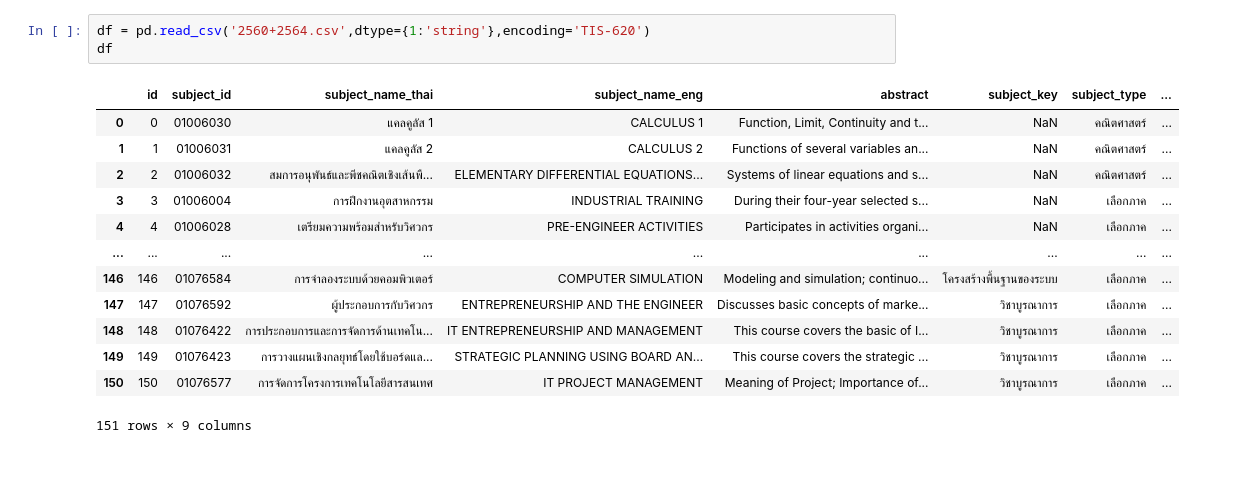
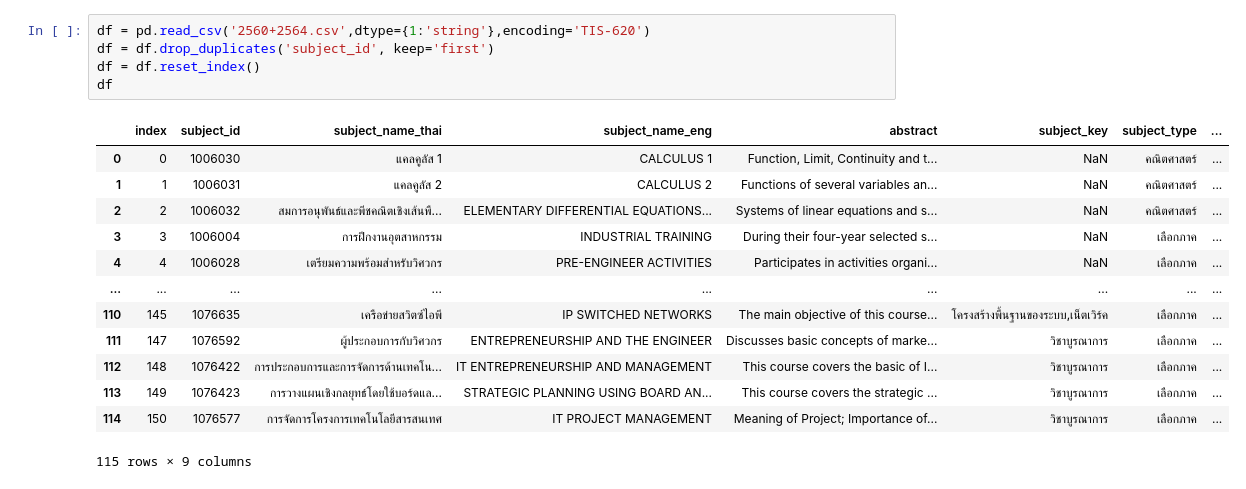
Before and after one commit to MashMaleLLO/Project_APS_CE_DEV, a Jupyter notebook: nlp.ipynb, the cells around one changed output. Cells and saved outputs as stored; diff of their text form.

```diff
--- a/nlp.ipynb
+++ b/nlp.ipynb
@@ -51,20 +43,22 @@ nlp = en_core_web_sm.load()
 # %%
 df = pd.read_csv('2560+2564.csv',dtype={1:'string'},encoding='TIS-620')
+df = df.drop_duplicates('subject_id', keep='first')
+df = df.reset_index()
 df
 # %% [output]
-|  | id | subject_id | subject_name_thai | subject_name_eng | abstract | subject_key | subject_type | ... |
-| 0 | 0 | 01006030 | แคลคูลัส 1 | CALCULUS 1 | Function, Limit, Continuity and t... | NaN | คณิตศาสตร์ | ... |
-| 1 | 1 | 01006031 | แคลคูลัส 2 | CALCULUS 2 | Functions of several variables an... | NaN | คณิตศาสตร์ | ... |
-| 2 | 2 | 01006032 | สมการอนุพันธ์และพีชคณิตเชิงเส้นพื... | ELEMENTARY DIFFERENTIAL EQUATIONS... | Systems of linear equations and s... | NaN | คณิตศาสตร์ | ... |
-| 3 | 3 | 01006004 | การฝึกงานอุตสาหกรรม | INDUSTRIAL TRAINING | During their four-year selected s... | NaN | เลือกภาค | ... |
-| 4 | 4 | 01006028 | เตรียมความพร้อมสําหรับวิศวกร | PRE-ENGINEER ACTIVITIES | Participates in activities organi... | NaN | เลือกภาค | ... |
+|  | index | subject_id | subject_name_thai | subject_name_eng | abstract | subject_key | subject_type | ... |
+| 0 | 0 | 1006030 | แคลคูลัส 1 | CALCULUS 1 | Function, Limit, Continuity and t... | NaN | คณิตศาสตร์ | ... |
+| 1 | 1 | 1006031 | แคลคูลัส 2 | CALCULUS 2 | Functions of several variables an... | NaN | คณิตศาสตร์ | ... |
+| 2 | 2 | 1006032 | สมการอนุพันธ์และพีชคณิตเชิงเส้นพื... | ELEMENTARY DIFFERENTIAL EQUATIONS... | Systems of linear equations and s... | NaN | คณิตศาสตร์ | ... |
+| 3 | 3 | 1006004 | การฝึกงานอุตสาหกรรม | INDUSTRIAL TRAINING | During their four-year selected s... | NaN | เลือกภาค | ... |
+| 4 | 4 | 1006028 | เตรียมความพร้อมสําหรับวิศวกร | PRE-ENGINEER ACTIVITIES | Participates in activities organi... | NaN | เลือกภาค | ... |
 | ... | ... | ... | ... | ... | ... | ... | ... | ... |
-| 146 | 146 | 01076584 | การจำลองระบบด้วยคอมพิวเตอร์ | COMPUTER SIMULATION | Modeling and simulation; continuo... | โครงสร้างพื้นฐานของระบบ | เลือกภาค | ... |
-| 147 | 147 | 01076592 | ผู้ประกอบการกับวิศวกร | ENTREPRENEURSHIP AND THE ENGINEER | Discusses basic concepts of marke... | วิชาบูรณาการ | เลือกภาค | ... |
-| 148 | 148 | 01076422 | การประกอบการและการจัดการด้านเทคโน... | IT ENTREPRENEURSHIP AND MANAGEMENT | This course covers the basic of I... | วิชาบูรณาการ | เลือกภาค | ... |
-| 149 | 149 | 01076423 | การวางแผนเชิงกลยุทธ์โดยใช้บอร์ดแล... | STRATEGIC PLANNING USING BOARD AN... | This course covers the strategic ... | วิชาบูรณาการ | เลือกภาค | ... |
-| 150 | 150 | 01076577 | การจัดการโครงการเทคโนโลยีสารสนเทศ | IT PROJECT MANAGEMENT | Meaning of Project; Importance of... | วิชาบูรณาการ | เลือกภาค | ... |
+| 110 | 145 | 1076635 | เครือข่ายสวิตซ์ไอพี | IP SWITCHED NETWORKS | The main objective of this course... | โครงสร้างพื้นฐานของระบบ,เน็ตเวิร์ค | เลือกภาค | ... |
+| 111 | 147 | 1076592 | ผู้ประกอบการกับวิศวกร | ENTREPRENEURSHIP AND THE ENGINEER | Discusses basic concepts of marke... | วิชาบูรณาการ | เลือกภาค | ... |
+| 112 | 148 | 1076422 | การประกอบการและการจัดการด้านเทคโน... | IT ENTREPRENEURSHIP AND MANAGEMENT | This course covers the basic of I... | วิชาบูรณาการ | เลือกภาค | ... |
+| 113 | 149 | 1076423 | การวางแผนเชิงกลยุทธ์โดยใช้บอร์ดแล... | STRATEGIC PLANNING USING BOARD AN... | This course covers the strategic ... | วิชาบูรณาการ | เลือกภาค | ... |
+| 114 | 150 | 1076577 | การจัดการโครงการเทคโนโลยีสารสนเทศ | IT PROJECT MANAGEMENT | Meaning of Project; Importance of... | วิชาบูรณาการ | เลือกภาค | ... |
-151 rows × 9 columns
+115 rows × 9 columns
 # %%
 for sentence in df['abstract']:
   newsentence = sentence
```
Also changed, not shown: parts of 5 cells of this notebook.
